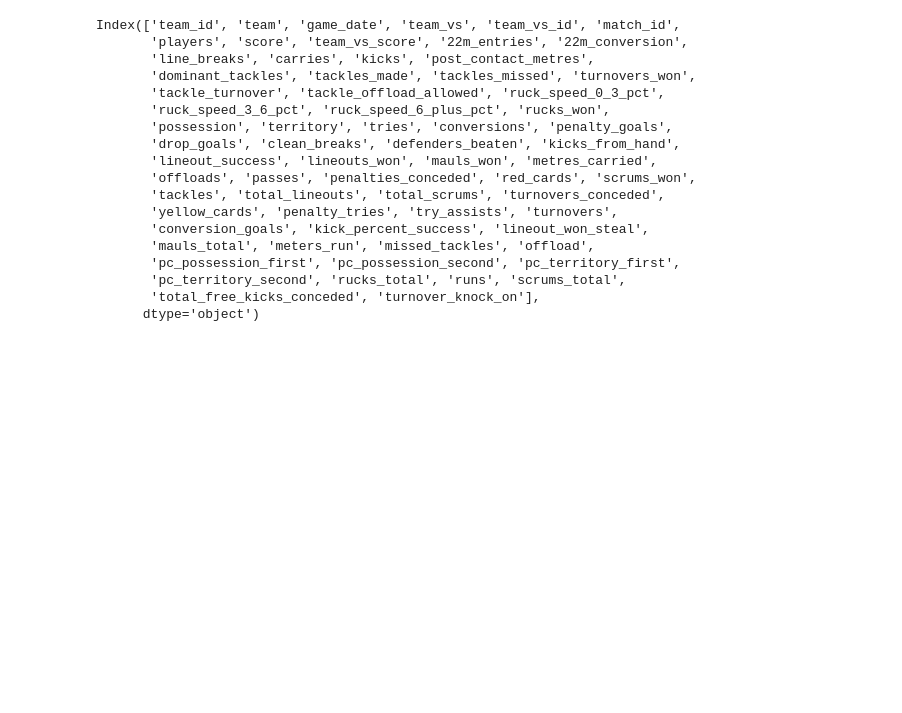
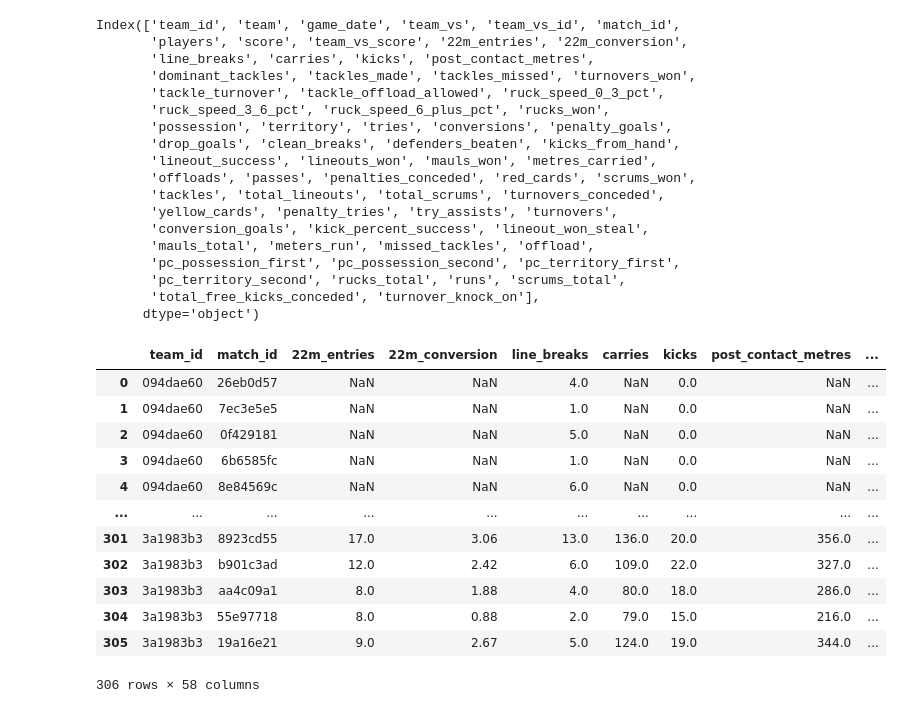
Before and after one commit to mycycler22/ghost_of_eden_park, a Jupyter notebook: rugby_experimental.ipynb, the cells around one changed output. Cells and saved outputs as stored; diff of their text form; code cells hidden in the pictures; blank space fills up the shorter version.

```diff
--- a/rugby_experimental.ipynb
+++ b/rugby_experimental.ipynb
@@ -321,7 +319,7 @@ Index(['team_id', 'team', 'game_date', 'team_vs', 'team_vs_id', 'match_id',
       dtype='object')
 # %%
 team_stats = team_stats[['team_id', 'team', 'game_date', 'team_vs', 'team_vs_id',
-                         'match_id', 'score', 'team_vs_score', '22m_entries', '22m_conversion',
+                         'match_id', '22m_entries', '22m_conversion',
                          'line_breaks', 'carries', 'kicks', 'post_contact_metres', 'dominant_tackles',
                          'tackles_made', 'tackles_missed', 'turnovers_won', 'tackle_turnover', 'tackle_offload_allowed',
                          'ruck_speed_0_3_pct', 'ruck_speed_3_6_pct', 'ruck_speed_6_plus_pct', 'rucks_won',
@@ -338,0 +340,20 @@ tier_1_test_matches.to_excel('test_matches.xlsx', index = False)
+# %%
+## Joining Data Sets
+
+drop_cols = ['team', 'team_vs', 'team_vs_id', 'game_date', 'score', 'team_vs_score']
+
+team_stats.drop(columns=[c for c in drop_cols if c in team_stats.columns])
+# %% [output]
+|  | team_id | match_id | 22m_entries | 22m_conversion | line_breaks | carries | kicks | post_contact_metres | ... |
+| 0 | 094dae60 | 26eb0d57 | NaN | NaN | 4.0 | NaN | 0.0 | NaN | ... |
+| 1 | 094dae60 | 7ec3e5e5 | NaN | NaN | 1.0 | NaN | 0.0 | NaN | ... |
+| 2 | 094dae60 | 0f429181 | NaN | NaN | 5.0 | NaN | 0.0 | NaN | ... |
+| 3 | 094dae60 | 6b6585fc | NaN | NaN | 1.0 | NaN | 0.0 | NaN | ... |
+| 4 | 094dae60 | 8e84569c | NaN | NaN | 6.0 | NaN | 0.0 | NaN | ... |
+| ... | ... | ... | ... | ... | ... | ... | ... | ... | ... |
+| 301 | 3a1983b3 | 8923cd55 | 17.0 | 3.06 | 13.0 | 136.0 | 20.0 | 356.0 | ... |
+| 302 | 3a1983b3 | b901c3ad | 12.0 | 2.42 | 6.0 | 109.0 | 22.0 | 327.0 | ... |
+| 303 | 3a1983b3 | aa4c09a1 | 8.0 | 1.88 | 4.0 | 80.0 | 18.0 | 286.0 | ... |
+| 304 | 3a1983b3 | 55e97718 | 8.0 | 0.88 | 2.0 | 79.0 | 15.0 | 216.0 | ... |
+| 305 | 3a1983b3 | 19a16e21 | 9.0 | 2.67 | 5.0 | 124.0 | 19.0 | 344.0 | ... |
+306 rows × 58 columns
```
Also changed, not shown: parts of 9 cells of this notebook, 6 other files.
